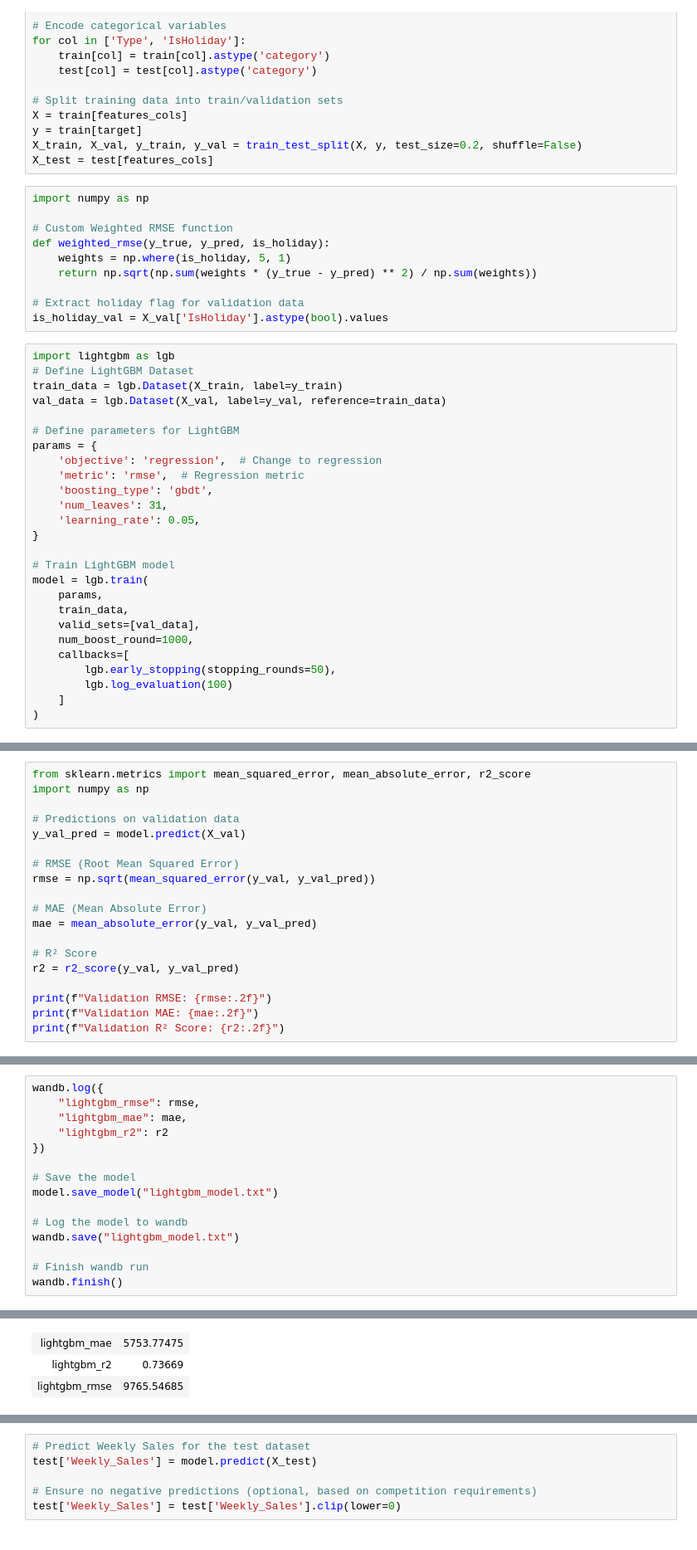
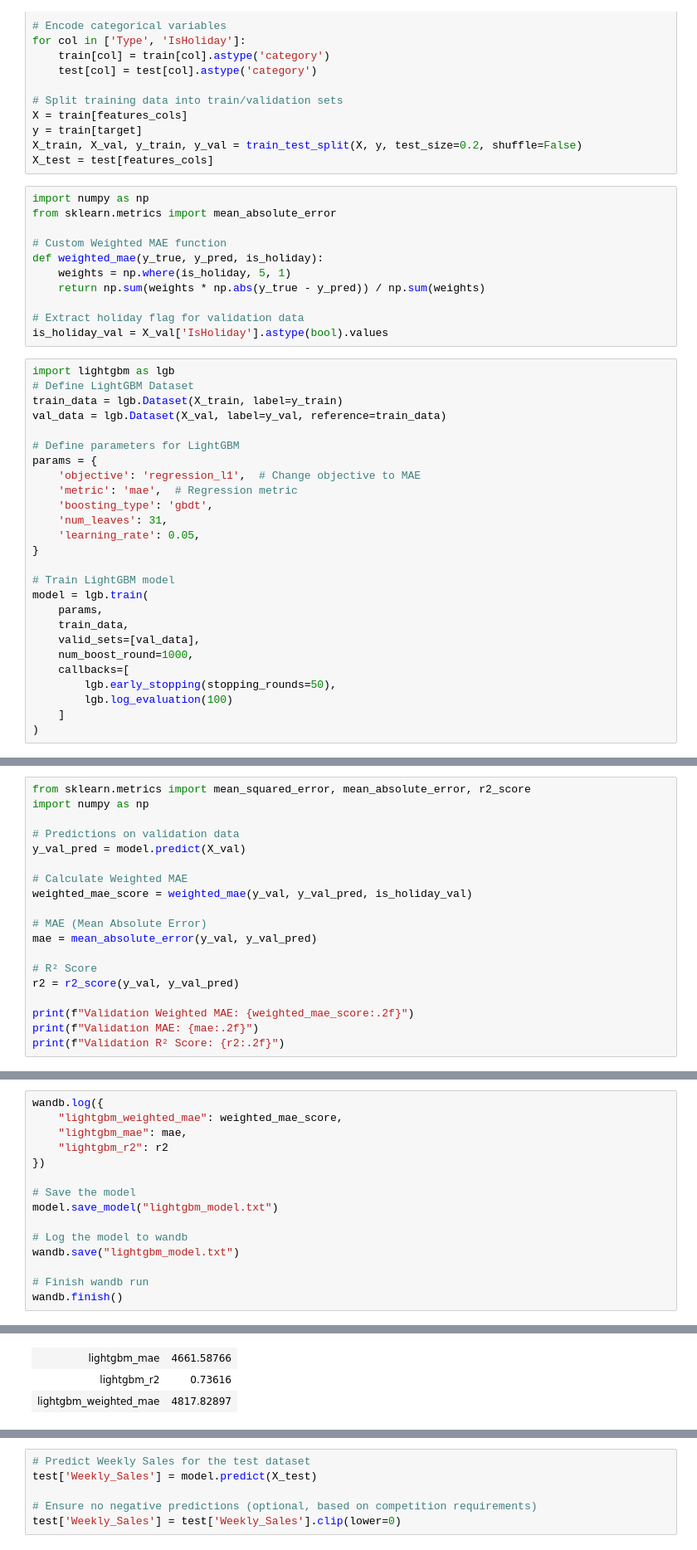
Before and after one commit to 5w7Tch/ML_FINAL, a Jupyter notebook: walmart_sales_forecasting_with_lightgbm.ipynb, the cells around one changed output, grey strips where cells are left out. Shown: that part at 83% size. Cells and saved outputs as stored; diff of their text form.

```diff
--- a/walmart_sales_forecasting_with_lightgbm.ipynb
+++ b/walmart_sales_forecasting_with_lightgbm.ipynb
@@ -217,11 +217,12 @@ X_train, X_val, y_train, y_val = train_test_split(X, y, test_size=0.2, shuffle=F
 X_test = test[features_cols]
 # %%
 import numpy as np
+from sklearn.metrics import mean_absolute_error
 
-# Custom Weighted RMSE function
-def weighted_rmse(y_true, y_pred, is_holiday):
+# Custom Weighted MAE function
+def weighted_mae(y_true, y_pred, is_holiday):
     weights = np.where(is_holiday, 5, 1)
-    return np.sqrt(np.sum(weights * (y_true - y_pred) ** 2) / np.sum(weights))
+    return np.sum(weights * np.abs(y_true - y_pred)) / np.sum(weights)
 
 # Extract holiday flag for validation data
 is_holiday_val = X_val['IsHoliday'].astype(bool).values
@@ -233,8 +234,8 @@ val_data = lgb.Dataset(X_val, label=y_val, reference=train_data)
 
 # Define parameters for LightGBM
 params = {
-    'objective': 'regression',  # Change to regression
-    'metric': 'rmse',  # Regression metric
+    'objective': 'regression_l1',  # Change objective to MAE
+    'metric': 'mae',  # Regression metric
     'boosting_type': 'gbdt',
     'num_leaves': 31,
     'learning_rate': 0.05,
@@ -271,8 +275,8 @@ import numpy as np
 # Predictions on validation data
 y_val_pred = model.predict(X_val)
 
-# RMSE (Root Mean Squared Error)
-rmse = np.sqrt(mean_squared_error(y_val, y_val_pred))
+# Calculate Weighted MAE
+weighted_mae_score = weighted_mae(y_val, y_val_pred, is_holiday_val)
 
 # MAE (Mean Absolute Error)
 mae = mean_absolute_error(y_val, y_val_pred)
@@ -280,7 +284,7 @@ mae = mean_absolute_error(y_val, y_val_pred)
 # R² Score
 r2 = r2_score(y_val, y_val_pred)
 
-print(f"Validation RMSE: {rmse:.2f}")
+print(f"Validation Weighted MAE: {weighted_mae_score:.2f}")
 print(f"Validation MAE: {mae:.2f}")
 print(f"Validation R² Score: {r2:.2f}")
 # %% [output]
@@ -289,7 +293,7 @@ Validation MAE: 5753.77
 Validation R² Score: 0.74
 # %%
 wandb.log({
-    "lightgbm_rmse": rmse,
+    "lightgbm_weighted_mae": weighted_mae_score,
     "lightgbm_mae": mae,
     "lightgbm_r2": r2
 })
@@ -311,4 +315,4 @@ Run history:
 Run summary:
-| lightgbm_mae | 5753.77475 |
-| lightgbm_r2 | 0.73669 |
-| lightgbm_rmse | 9765.54685 |
+| lightgbm_mae | 4661.58766 |
+| lightgbm_r2 | 0.73616 |
+| lightgbm_weighted_mae | 4817.82897 |
```
Also changed, not shown: parts of 4 cells of this notebook.
